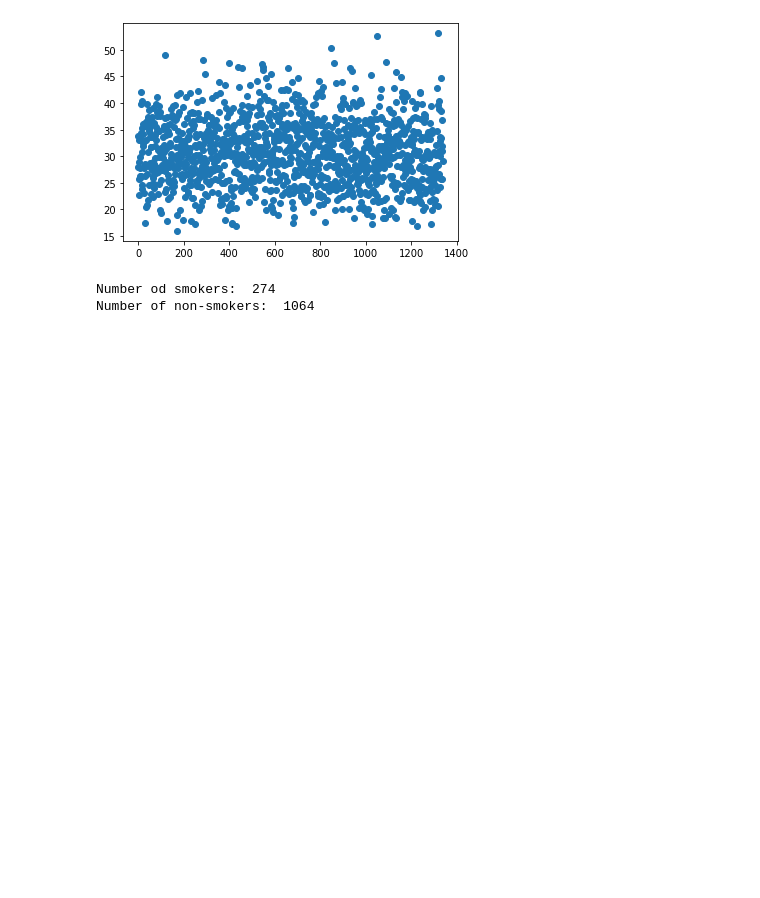
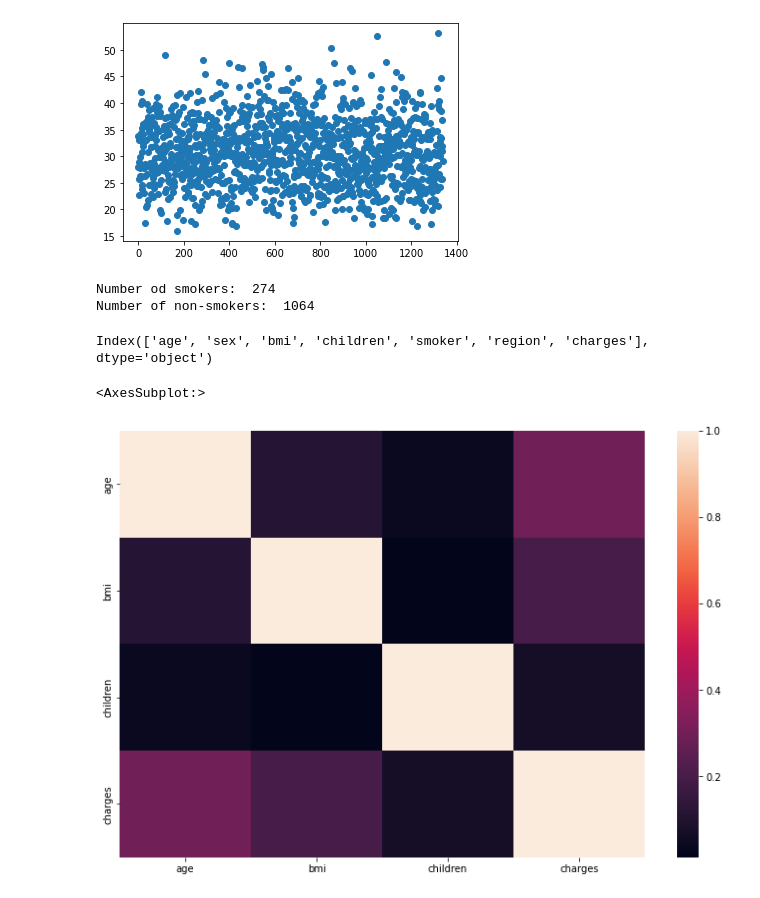
Before and after one commit to jumikao/USA_Medical_Insurance_Analysis_-Linear_Regression_project-, a Jupyter notebook: Untitled1.ipynb, the cells around one changed output. Saved outputs shown, nothing was run; the diff lists cells and outputs as text; code cells hidden in the pictures; blank space fills up the shorter version.

```diff
--- a/Untitled1.ipynb
+++ b/Untitled1.ipynb
@@ -232,0 +243,17 @@ Number of non-smokers:  1064
+# %%
+
+
+all_data = pd.read_csv(r'https://raw.githubusercontent.com/Kamil128/ProjektPraktycznyRegresja/main/data/medical_cost/medical_cost.csv',)
+# %%
+all_data.columns
+# %% [output]
+Index(['age', 'sex', 'bmi', 'children', 'smoker', 'region', 'charges'], dtype='object')
+# %%
+
+plt.figure(figsize=(12,8))
+count_corr=all_data.corr()
+
+sns.heatmap(count_corr)
+# %% [output]
+<AxesSubplot:>
+[figure, added]
```
Also changed, not shown: parts of 7 cells of this notebook, 1 other file.
